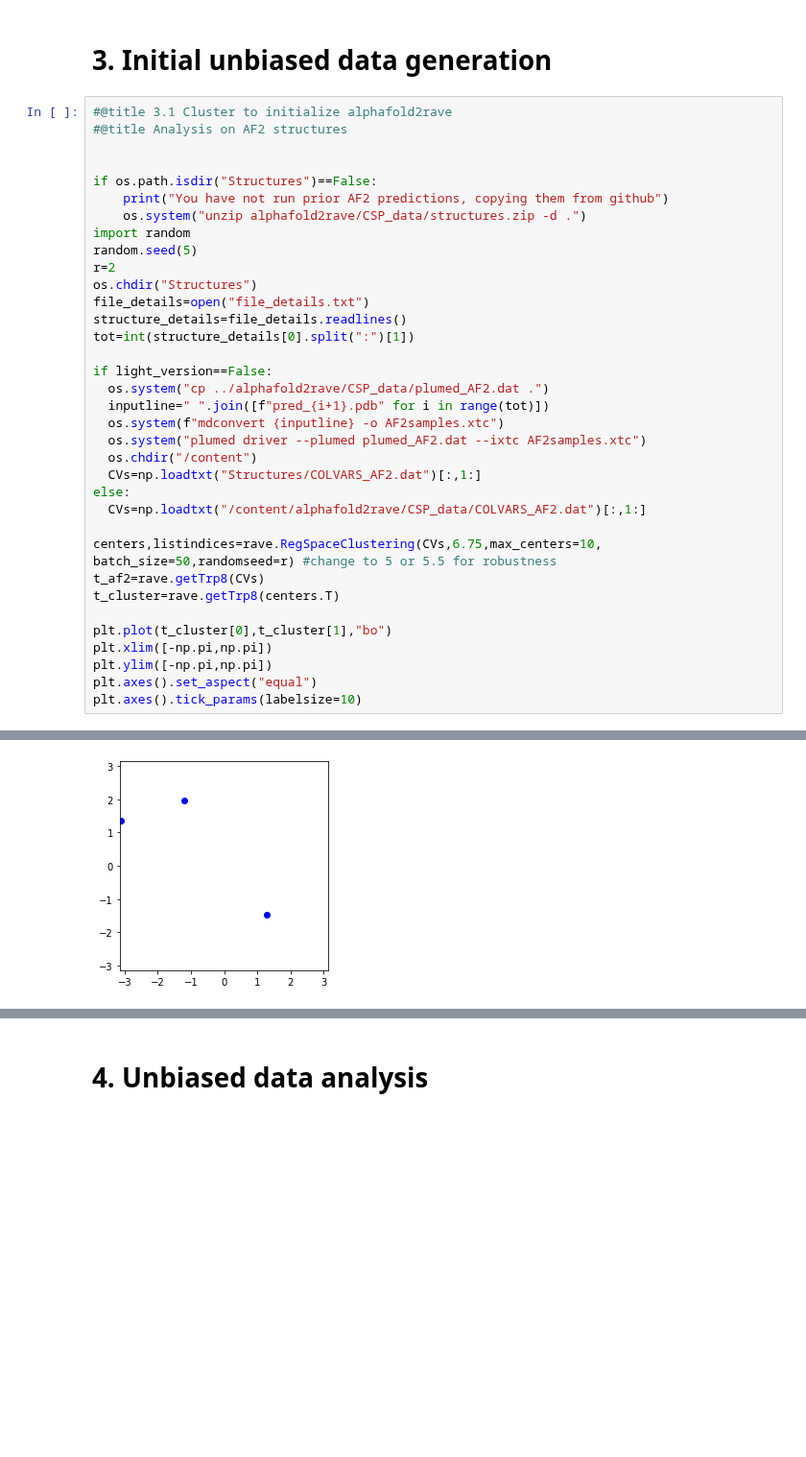
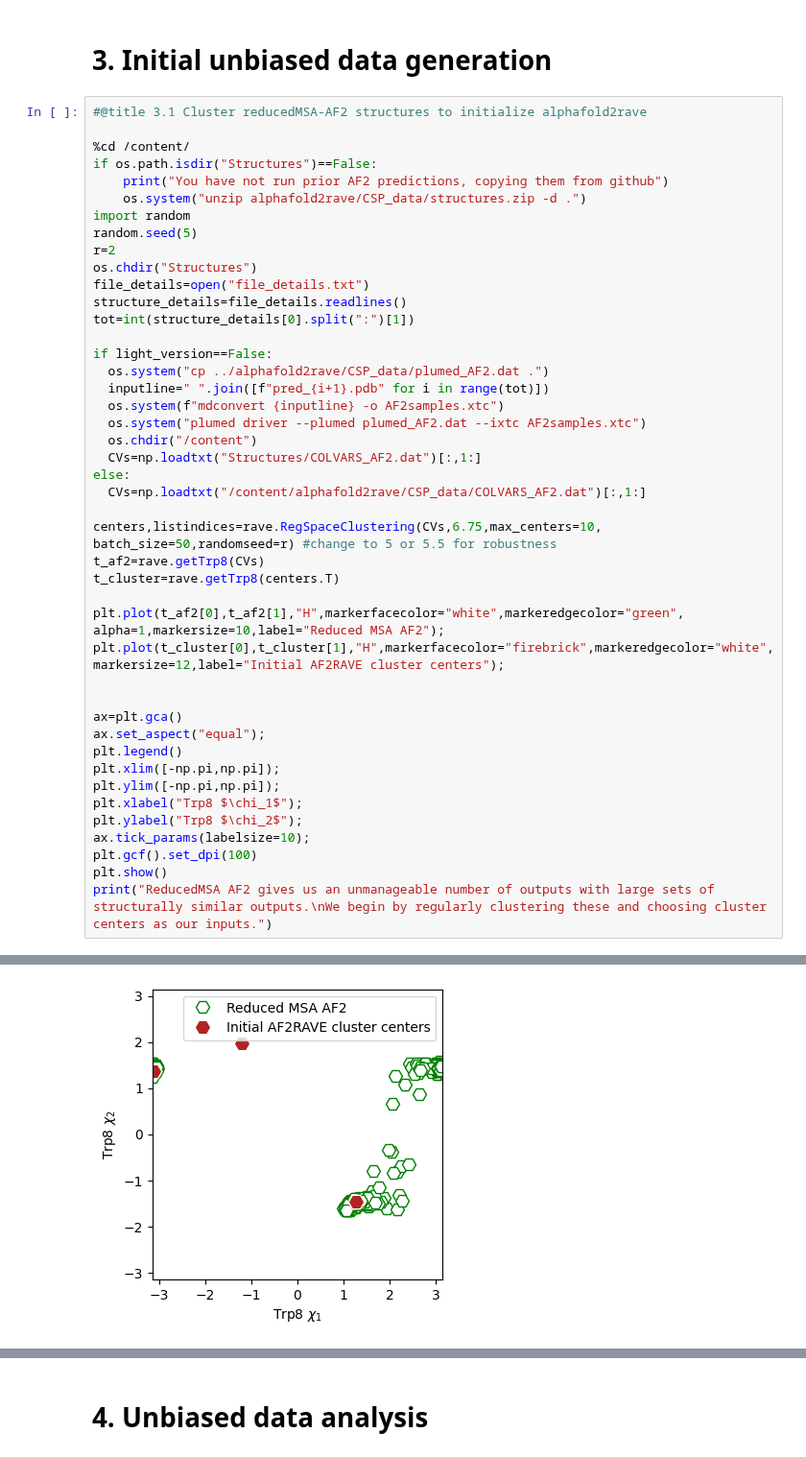
Before and after one commit to tiwarylab/alphafold2rave, a Jupyter notebook: fullrunthrough_CSP.ipynb, the cells around one changed output, grey strips where cells are left out. Shown at 96% size. Cells and saved outputs as stored; diff of their text form; blank space fills up the shorter version.

```diff
--- a/fullrunthrough_CSP.ipynb
+++ b/fullrunthrough_CSP.ipynb
@@ -364,10 +376,9 @@ rm: cannot remove 'State-Predictive-Information-Bottleneck/examples': No such fi
 # %% [markdown]
 # 3. Initial unbiased data generation
 # %%
-#@title 3.1 Cluster to initialize alphafold2rave
-#@title Analysis on AF2 structures
+#@title 3.1 Cluster reducedMSA-AF2 structures to initialize alphafold2rave
 
-
+%cd /content/
 if os.path.isdir("Structures")==False:
     print("You have not run prior AF2 predictions, copying them from github")
     os.system("unzip alphafold2rave/CSP_data/structures.zip -d .")
@@ -393,9 +404,19 @@ centers,listindices=rave.RegSpaceClustering(CVs,6.75,max_centers=10, batch_size=
 t_af2=rave.getTrp8(CVs)
 t_cluster=rave.getTrp8(centers.T)
 
-plt.plot(t_cluster[0],t_cluster[1],"bo")
-plt.xlim([-np.pi,np.pi])
-plt.ylim([-np.pi,np.pi])
-plt.axes().set_aspect("equal")
-plt.axes().tick_params(labelsize=10)
+plt.plot(t_af2[0],t_af2[1],"H",markerfacecolor="white",markeredgecolor="green", alpha=1,markersize=10,label="Reduced MSA AF2");
+plt.plot(t_cluster[0],t_cluster[1],"H",markerfacecolor="firebrick",markeredgecolor="white",markersize=12,label="Initial AF2RAVE cluster centers");
+
+
+ax=plt.gca()
+ax.set_aspect("equal");
+plt.legend()
+plt.xlim([-np.pi,np.pi]);
+plt.ylim([-np.pi,np.pi]);
+plt.xlabel("Trp8 $\chi_1$");
+plt.ylabel("Trp8 $\chi_2$");
+ax.tick_params(labelsize=10);
+plt.gcf().set_dpi(100)
+plt.show()
+print("ReducedMSA AF2 gives us an unmanageable number of outputs with large sets of structurally similar outputs.\nWe begin by regularly clustering these and choosing cluster centers as our inputs.")
 # %% [output]
@@ -402,2 +425,2 @@ plt.axes().tick_params(labelsize=10)
 Found 3 centers!
-[figure, old version]
+[figure, new version]
```
Also changed, not shown: parts of 15 cells of this notebook.
